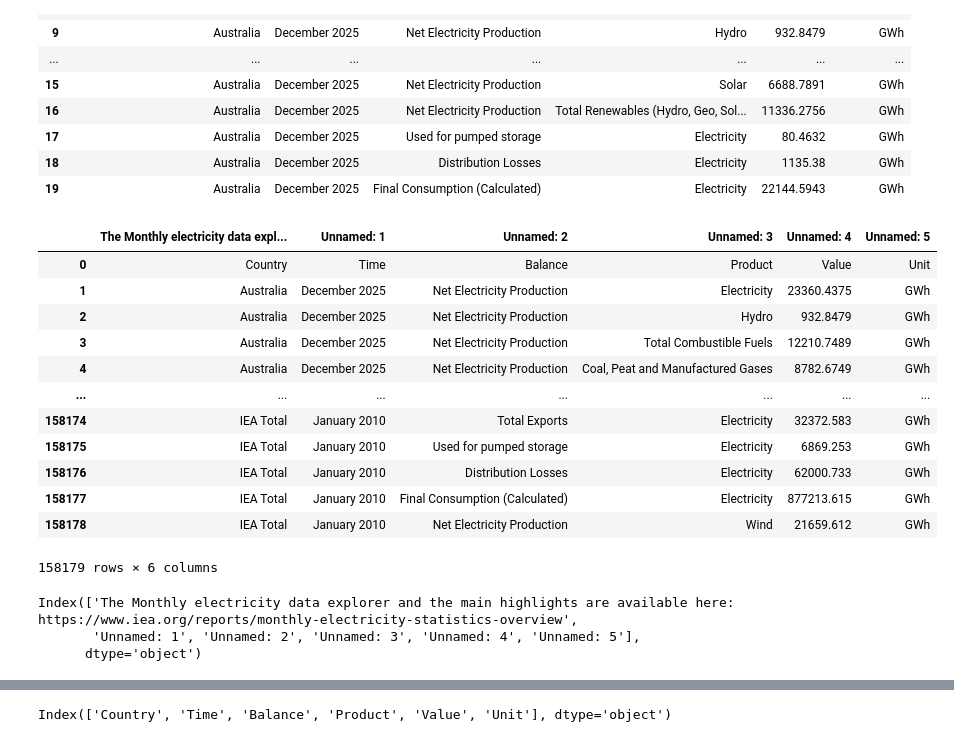
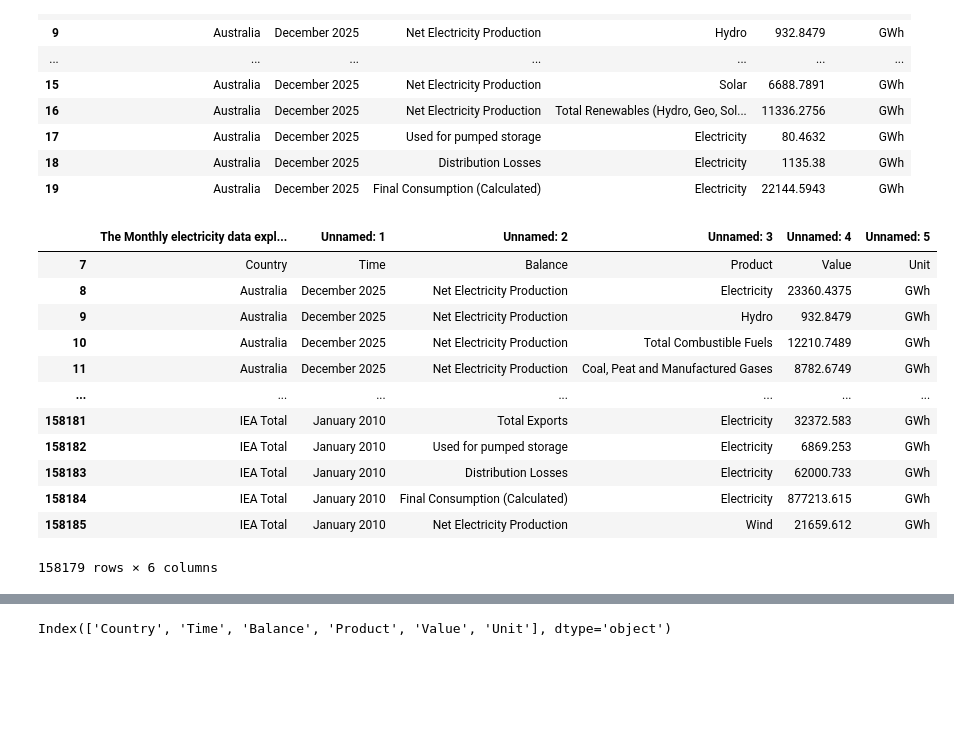
Before and after one commit to upar1234/Bootcamp2026-1, a Jupyter notebook: Codigo/limpieza.ipynb, the cells around one changed output, grey strips where cells are left out. Drawn from its saved outputs; the diff is of its cells as text; code cells hidden in the pictures; blank space fills up the shorter version.

```diff
--- a/Codigo/limpieza.ipynb
+++ b/Codigo/limpieza.ipynb
@@ -28,23 +28,18 @@ df.head(20)
 # %%
 df = df.drop(df.index[0:7], axis = 0)
 df.reset_index(drop = True)
+df
 # %% [output]
 |  | The Monthly electricity data expl... | Unnamed: 1 | Unnamed: 2 | Unnamed: 3 | Unnamed: 4 | Unnamed: 5 |
-| 0 | Country | Time | Balance | Product | Value | Unit |
-| 1 | Australia | December 2025 | Net Electricity Production | Electricity | 23360.4375 | GWh |
-| 2 | Australia | December 2025 | Net Electricity Production | Hydro | 932.8479 | GWh |
-| 3 | Australia | December 2025 | Net Electricity Production | Total Combustible Fuels | 12210.7489 | GWh |
-| 4 | Australia | December 2025 | Net Electricity Production | Coal, Peat and Manufactured Gases | 8782.6749 | GWh |
+| 7 | Country | Time | Balance | Product | Value | Unit |
+| 8 | Australia | December 2025 | Net Electricity Production | Electricity | 23360.4375 | GWh |
+| 9 | Australia | December 2025 | Net Electricity Production | Hydro | 932.8479 | GWh |
+| 10 | Australia | December 2025 | Net Electricity Production | Total Combustible Fuels | 12210.7489 | GWh |
+| 11 | Australia | December 2025 | Net Electricity Production | Coal, Peat and Manufactured Gases | 8782.6749 | GWh |
 | ... | ... | ... | ... | ... | ... | ... |
-| 158174 | IEA Total | January 2010 | Total Exports | Electricity | 32372.583 | GWh |
-| 158175 | IEA Total | January 2010 | Used for pumped storage | Electricity | 6869.253 | GWh |
-| 158176 | IEA Total | January 2010 | Distribution Losses | Electricity | 62000.733 | GWh |
-| 158177 | IEA Total | January 2010 | Final Consumption (Calculated) | Electricity | 877213.615 | GWh |
-| 158178 | IEA Total | January 2010 | Net Electricity Production | Wind | 21659.612 | GWh |
+| 158181 | IEA Total | January 2010 | Total Exports | Electricity | 32372.583 | GWh |
+| 158182 | IEA Total | January 2010 | Used for pumped storage | Electricity | 6869.253 | GWh |
+| 158183 | IEA Total | January 2010 | Distribution Losses | Electricity | 62000.733 | GWh |
+| 158184 | IEA Total | January 2010 | Final Consumption (Calculated) | Electricity | 877213.615 | GWh |
+| 158185 | IEA Total | January 2010 | Net Electricity Production | Wind | 21659.612 | GWh |
 158179 rows × 6 columns
-# %%
-df.columns
-# %% [output]
-Index(['The Monthly electricity data explorer and the main highlights are available here: https://www.iea.org/reports/monthly-electricity-statistics-overview',
-       'Unnamed: 1', 'Unnamed: 2', 'Unnamed: 3', 'Unnamed: 4', 'Unnamed: 5'],
-      dtype='object')
```
Also changed, not shown: parts of 9 cells of this notebook.
